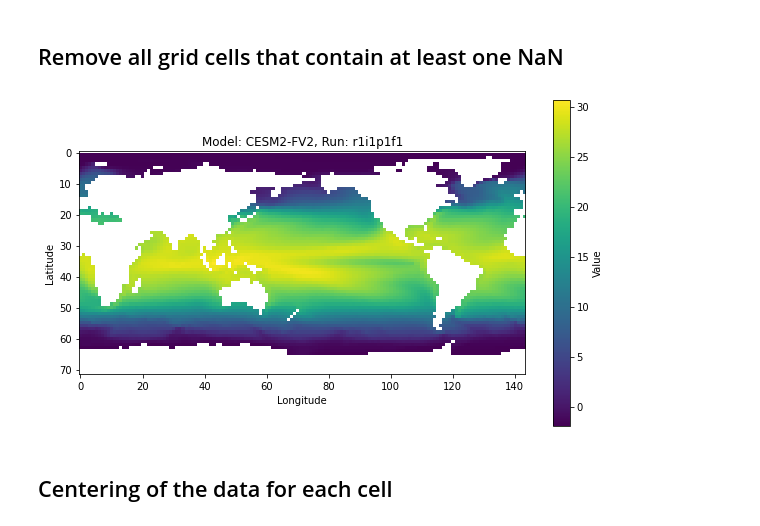
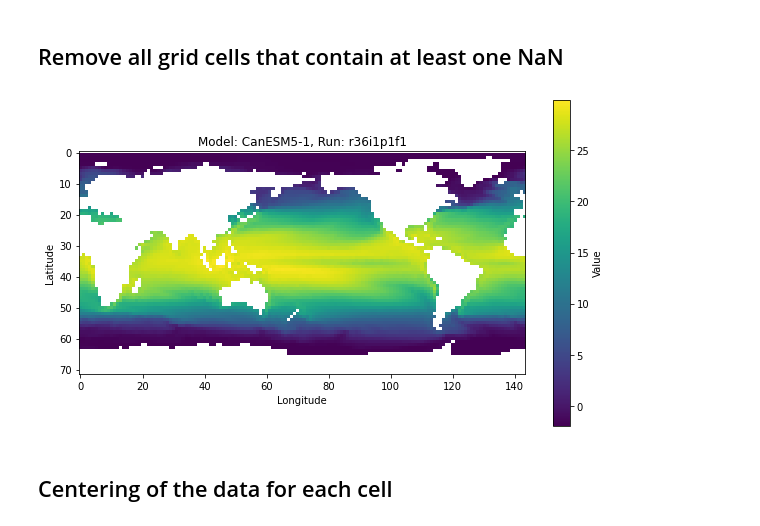
Before and after one commit to Victor2175/gm4cs-l, a Jupyter notebook: Data_exploration.ipynb, the cells around one changed output. Saved outputs shown, nothing was run; the diff lists cells and outputs as text; code cells hidden in the pictures.

```diff
--- a/Data_exploration.ipynb
+++ b/Data_exploration.ipynb
@@ -116,20 +114,20 @@ for model in tqdm(filtered_data):
         filtered_data[model][run][:, nan_mask] = np.nan
 # %%
 # Example of plotting a random run after applying the NaN filter
-random_model = random.choice(list(filtered_data.keys()))
+random_model = 'CanESM5-1'
 random_run = random.choice(list(filtered_data[random_model].keys()))
 data_to_plot = filtered_data[random_model][random_run]
 
 # Plot the data
 plt.figure(figsize=(10, 6))
 plt.imshow(data_to_plot[0, :, :], cmap='viridis')  # Plotting the first time step as an example
 plt.colorbar(label='Value')
 plt.title(f'Model: {random_model}, Run: {random_run}')
 plt.xlabel('Longitude')
 plt.ylabel('Latitude')
 plt.show()
 # %% [output]
-[figure, old version]
+[figure, new version]
 # %% [markdown]
 ## Centering of the data for each cell
 # %%
```
Also changed, not shown: parts of 7 cells of this notebook.
